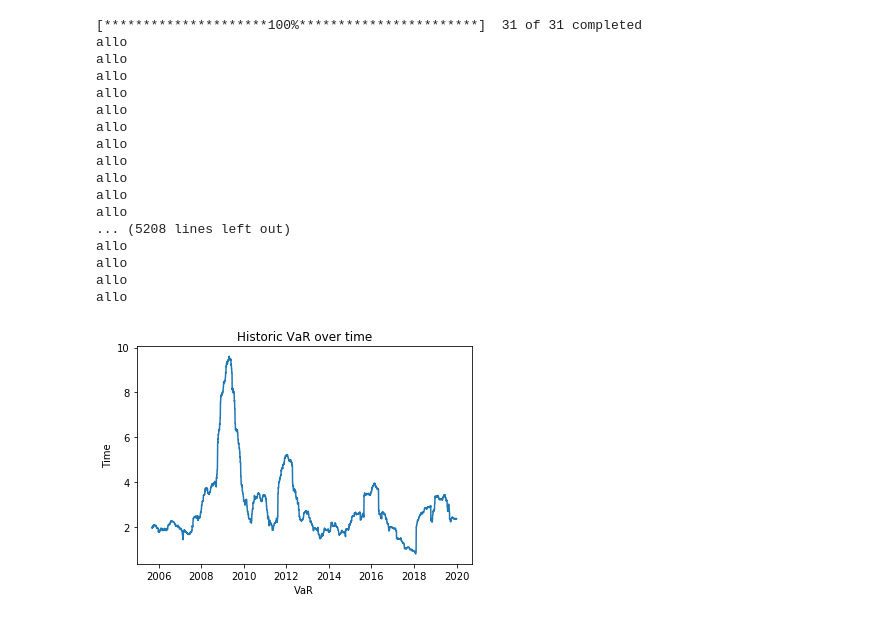
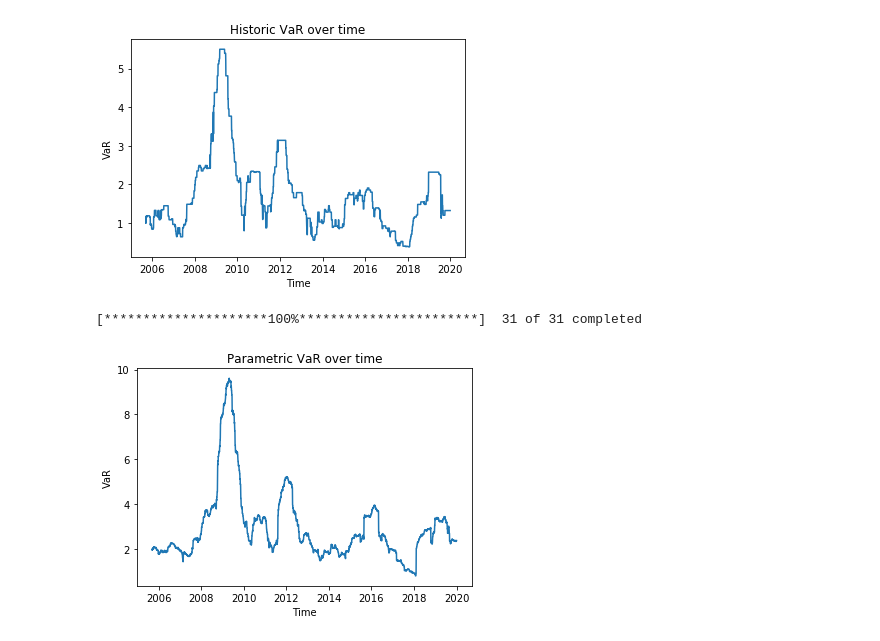
Before and after one commit to poclecoqq/Trending-stocks, a Jupyter notebook: tp1/Question2.ipynb, the cells around one changed output. Cells and saved outputs as stored; diff of their text form; code cells hidden in the pictures.

```diff
--- a/tp1/Question2.ipynb
+++ b/tp1/Question2.ipynb
@@ -70,10 +71,11 @@ def historic_var_comparison(rois):
     five_percent = int(250 * 0.05)
     return rois.nsmallest(five_percent)[five_percent-1]
 
-def calculate_parametric_var(rois):
+def parametric_var_comparison(rois):
     mu = np.mean(rois)
     std = np.std(rois)
     return mu - 1.96 * std
+
 
 def calculate_var(stock_prices, comparison_func):
     period = 250
@@ -89,38 +91,29 @@ def calculate_var(stock_prices, comparison_func):
     while(curr_date < end_date):
         period_end = curr_date
         period_begin = period_end - np.timedelta64(period, "D")
+
         var = comparison_func(rois.loc[period_begin:period_end]["Mean"])
         var_array.append(var)
         dates.append(curr_date)
+
         curr_date = curr_date + np.timedelta64(1, "D")
     return pd.Series(var_array, index=dates).apply(lambda x : abs(x))
 
-def plot_var(var_values):
+def plot_var(var_values, var_type):
     plt.plot(var_values.index, var_values )
-    plt.xlabel('VaR')
-    plt.ylabel('Time')
-    plt.title('Historic VaR over time')
+    plt.ylabel('VaR')
+    plt.xlabel('Time')
+    plt.title('{0} VaR over time'.format(var_type))
     plt.show()
+# %%
+var_array = calculate_var(dow_prices, historic_var_comparison)
+plot_var(var_array, "Historic")
+# %% [output]
+[figure, added]
 # %%
 dow_prices = get_dow()
-var_array = calculate_var(dow_prices, calculate_parametric_var)
-plot_var(var_array)
+var_array = calculate_var(dow_prices, parametric_var_comparison)
+plot_var(var_array, "Parametric")
 # %% [output]
 [*********************100%***********************]  31 of 31 completed
-allo
-allo
-allo
-allo
-allo
-allo
-allo
-allo
-allo
-allo
-allo
-... (5208 lines left out)
-allo
-allo
-allo
-allo
-[figure, old version]
+[figure, new version]
```
Also changed, not shown: parts of 3 cells of this notebook.
